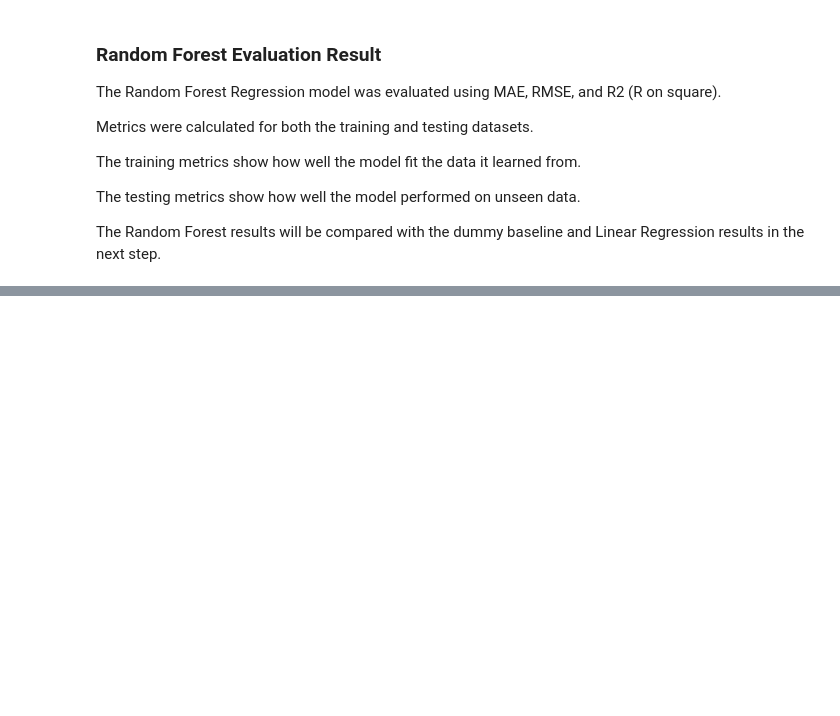
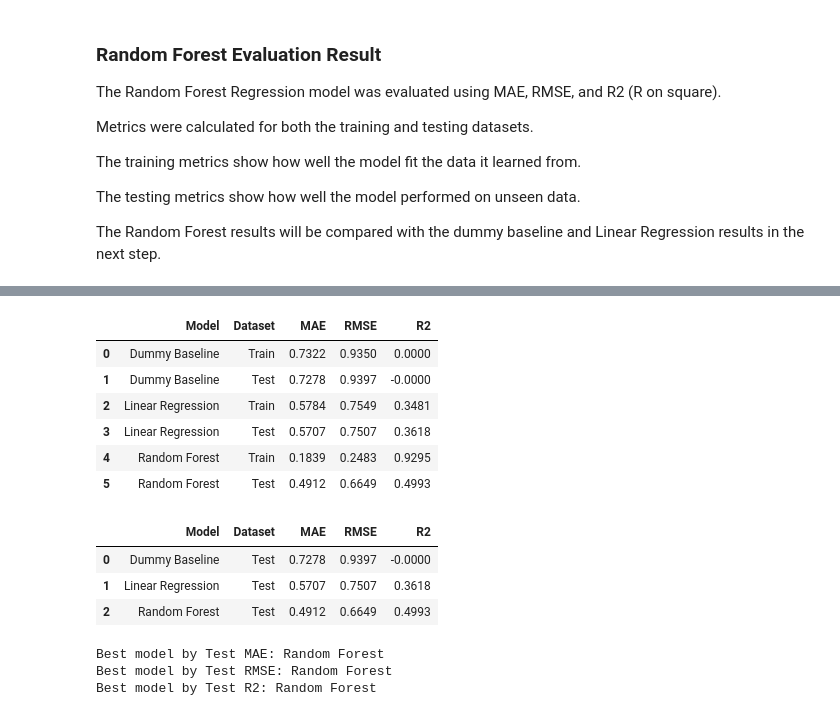
Before and after one commit to Agnogh/board-game-rating-predictor, a Jupyter notebook: notebooks/06_model_improvement_and_selection.ipynb, the cells around one changed output, grey strips where cells are left out. Saved outputs shown, nothing was run; the diff lists cells and outputs as text; code cells hidden in the pictures; blank space fills up the shorter version.

```diff
--- a/notebooks/06_model_improvement_and_selection.ipynb
+++ b/notebooks/06_model_improvement_and_selection.ipynb
@@ -404,0 +463,69 @@ The Random Forest results will be compared with the dummy baseline and Linear Re
+# %%
+# Creates rounded version of combined model performance table -> easier read
+# We keep unrounded version in memory for calculations
+all_model_performance_rounded = all_model_performance.copy()
+
+all_model_performance_rounded[["MAE", "RMSE", "R2"]] = (
+    all_model_performance_rounded[["MAE", "RMSE", "R2"]]
+    .round(4)
+)
+
+all_model_performance_rounded
+# %% [output]
+|  | Model | Dataset | MAE | RMSE | R2 |
+| 0 | Dummy Baseline | Train | 0.7322 | 0.9350 | 0.0000 |
+| 1 | Dummy Baseline | Test | 0.7278 | 0.9397 | -0.0000 |
+| 2 | Linear Regression | Train | 0.5784 | 0.7549 | 0.3481 |
+| 3 | Linear Regression | Test | 0.5707 | 0.7507 | 0.3618 |
+| 4 | Random Forest | Train | 0.1839 | 0.2483 | 0.9295 |
+| 5 | Random Forest | Test | 0.4912 | 0.6649 | 0.4993 |
+# %%
+# Create a test-set-only comparison table
+# -> to show how well each model performs
+test_model_performance = (
+    all_model_performance[
+        all_model_performance["Dataset"] == "Test"
+    ]
+    .copy()
+    .reset_index(drop=True)
+)
+
+test_model_performance_rounded = test_model_performance.copy()
+
+test_model_performance_rounded[["MAE", "RMSE", "R2"]] = (
+    test_model_performance_rounded[["MAE", "RMSE", "R2"]]
+    .round(4)
+)
+
+test_model_performance_rounded
+# %% [output]
+|  | Model | Dataset | MAE | RMSE | R2 |
+| 0 | Dummy Baseline | Test | 0.7278 | 0.9397 | -0.0000 |
+| 1 | Linear Regression | Test | 0.5707 | 0.7507 | 0.3618 |
+| 2 | Random Forest | Test | 0.4912 | 0.6649 | 0.4993 |
+# %%
+# Identify the best model according to each test-set metric
+# -> MAE and RMSE == lower is better because they measure error
+# -> R2, higher is better because it measures explained target variation
+best_model_by_test_mae = test_model_performance.loc[
+    test_model_performance["MAE"].idxmin(),
+    "Model"
+]
+
+best_model_by_test_rmse = test_model_performance.loc[
+    test_model_performance["RMSE"].idxmin(),
+    "Model"
+]
+
+best_model_by_test_r2 = test_model_performance.loc[
+    test_model_performance["R2"].idxmax(),
+    "Model"
+]
+
+print("Best model by Test MAE:", best_model_by_test_mae)
+print("Best model by Test RMSE:", best_model_by_test_rmse)
+print("Best model by Test R2:", best_model_by_test_r2)
+# %% [output]
+Best model by Test MAE: Random Forest
+Best model by Test RMSE: Random Forest
+Best model by Test R2: Random Forest
```
Also changed, not shown: parts of 9 cells of this notebook.
